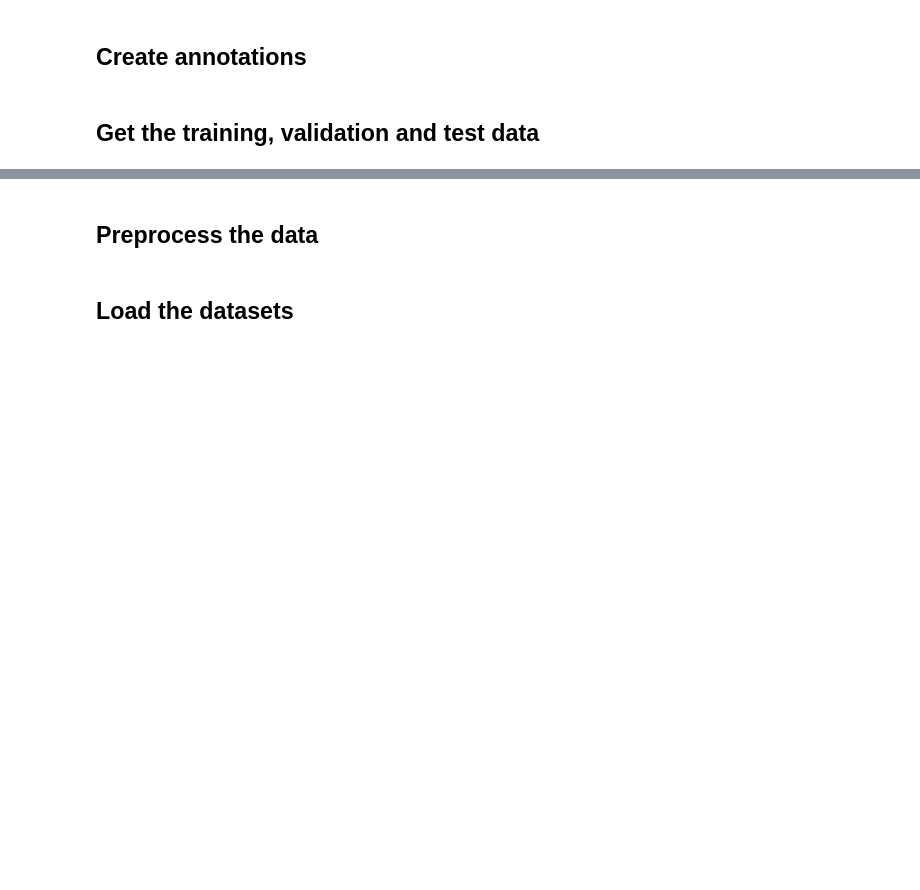
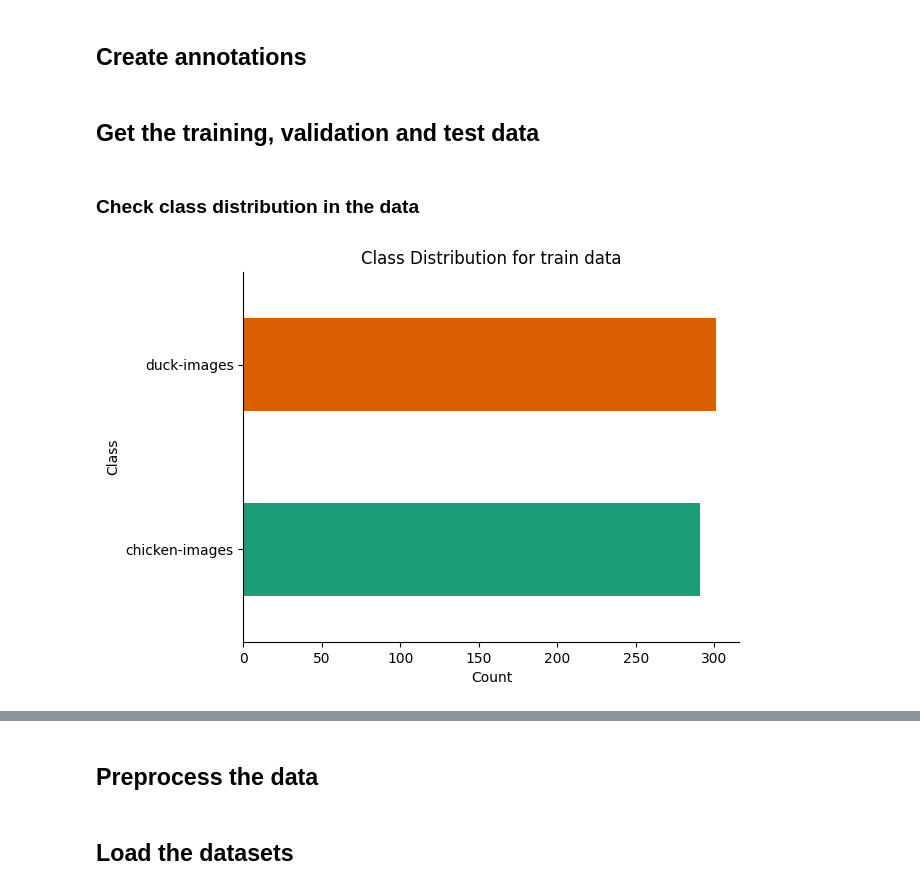
Before and after one commit to U1Kemp/AppliedMachineLearning, a Jupyter notebook: Assignment5/Part1/Applied_ML_Assignment_5_Part_1.ipynb, the cells around one changed output, grey strips where cells are left out. Cells and saved outputs as stored; diff of their text form; code cells hidden in the pictures; blank space fills up the shorter version.

```diff
--- a/Assignment5/Part1/Applied_ML_Assignment_5_Part_1.ipynb
+++ b/Assignment5/Part1/Applied_ML_Assignment_5_Part_1.ipynb
@@ -87,7 +99,7 @@ def create_annotations_file(paths: list[str]):
     val = pd.DataFrame(columns=["path", "class"])
     for path in paths:
         full_path = os.path.join(path, "val")
-        image_names = [f"{path}/val/{_}" for _ in os.listdir(full_path)[:50]]
+        image_names = [f"{path}/val/{_}" for _ in os.listdir(full_path)]
         label = path.split("/")[3]
         temp = pd.DataFrame({"path": image_names, "class": label})
         val = pd.concat([val, temp])
@@ -96,7 +108,7 @@ def create_annotations_file(paths: list[str]):
     test = pd.DataFrame(columns=["path", "class"])
     for path in paths:
         full_path = os.path.join(path, "test")
-        image_names = [f"{path}/test/{_}" for _ in os.listdir(full_path)[:100]]
+        image_names = [f"{path}/test/{_}" for _ in os.listdir(full_path)]
         label = path.split("/")[3]
         temp = pd.DataFrame({"path": image_names, "class": label})
         test = pd.concat([test, temp])
@@ -110,3 +122,13 @@ def create_annotations_file(paths: list[str]):
 ## Get the training, validation and test data
 # %%
 train, val, test = create_annotations_file([CHICKEN_IMAGES_PATH, DUCK_IMAGES_PATH])
+# %% [markdown]
+### Check class distribution in the data
+# %%
+train.groupby('class').size().plot(kind='barh', color=sns.palettes.mpl_palette('Dark2'))
+plt.title('Class Distribution for train data')
+plt.xlabel('Count')
+plt.ylabel('Class')
+plt.gca().spines[['top', 'right',]].set_visible(False)
+# %% [output]
+[figure, added]
```
Also changed, not shown: parts of 13 cells of this notebook, 1 other file.
